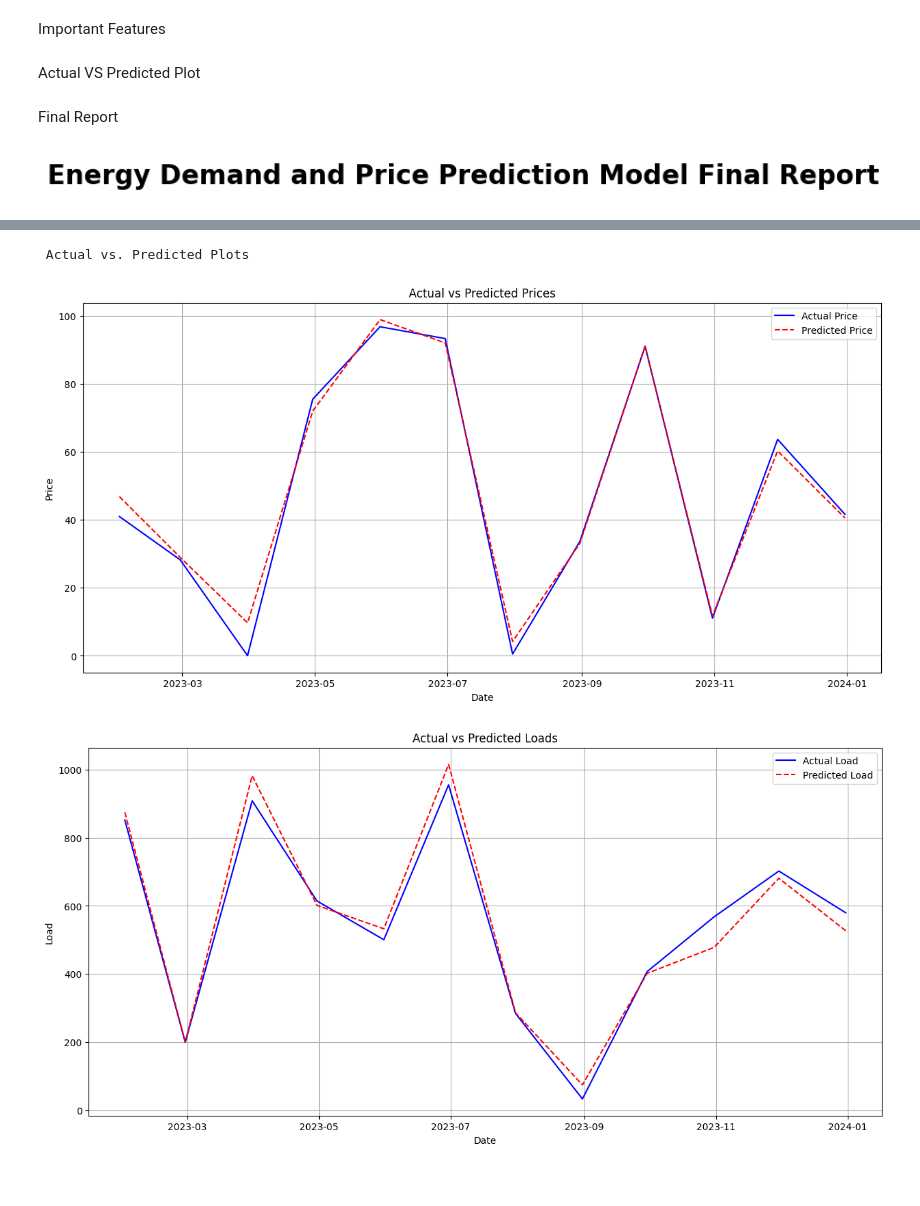
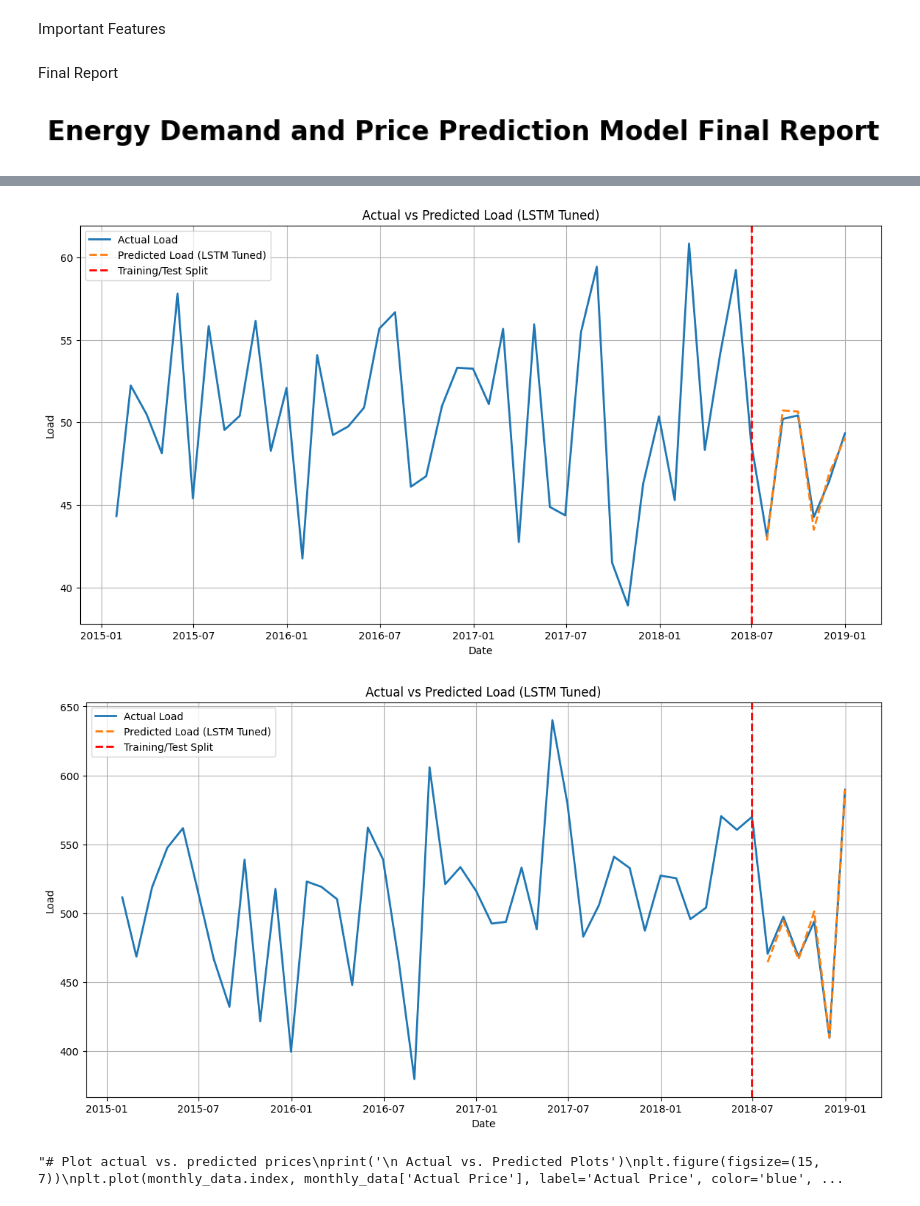
Before and after one commit to springboardmentor140/Electricity-Demand-Forecasting, a Jupyter notebook: K B Sree Parvathy/Electricity Demand And Price Forcasting Model.ipynb, the cells around one changed output, grey strips where cells are left out. Drawn from its saved outputs; the diff is of its cells as text; code cells hidden in the pictures; blank space fills up the shorter version.

```diff
--- a/K B Sree Parvathy/Electricity Demand And Price Forcasting Model.ipynb
+++ b/K B Sree Parvathy/Electricity Demand And Price Forcasting Model.ipynb
@@ -1924,5 +2085,3 @@ sorted_load_features = np.array(load_features)[sorted_idx_load]
 sorted_load_importance = load_feature_importance[sorted_idx_load]
 
 # Create the bar charts
-# %% [markdown]
-Actual VS Predicted Plot
@@ -2017,7 +2141,19 @@ ax2.set_ylabel('Features')
 plt.tight_layout()
 plt.show()
 
-# Plot actual vs. predicted prices
+
+# LSTM Tuned
+predicted_prices_lstm_tuned = np.concatenate([np.full(len(train_dates), np.nan), test_predicted_prices_lstm_tuned])
+plot_actual_vs_predicted(dates, actual_prices, predicted_prices_lstm_tuned, 'LSTM Tuned')
+
+# LSTM Tuned
+predicted_loads_lstm_tuned = np.concatenate([np.full(len(train_dates), np.nan), test_predicted_loads_lstm_tuned])
+plot_actual_vs_predicted(dates, actual_loads, predicted_loads_lstm_tuned, 'LSTM Tuned')
+
+
+
+
+'''# Plot actual vs. predicted prices
 print('\n Actual vs. Predicted Plots')
 plt.figure(figsize=(15, 7))
 plt.plot(monthly_data.index, monthly_data['Actual Price'], label='Actual Price', color='blue', linestyle='-')
@@ -2039,6 +2175,30 @@ plt.ylabel('Load')
 plt.legend()
 plt.grid(True)
 plt.show()
+# load new plot
+plt.figure(figsize=(14, 7))
+plt.plot(df_lstm_tuned_monthly.index, df_lstm_tuned_monthly['Actual'], label='Actual Load', linewidth=2)
+plt.plot(df_lstm_tuned_monthly.index, df_lstm_tuned_monthly['Predicted'], label='Predicted Load (LSTM Tuned)', linewidth=2, linestyle='--')
+plt.axvline(x=pd.to_datetime('2022-12-31'), color='r', linestyle='--', linewidth=2, label='Training/Test Split')
+plt.xlabel('Date')
+plt.ylabel('Load')
+plt.title('Actual vs Predicted Load (LSTM Tuned)')
+plt.legend()
+plt.grid(True)
+plt.show()
+
+#new price
+# Plotting
+plt.figure(figsize=(14, 7))
+plt.plot(df_lstm_tuned_monthly.index, df_lstm_tuned_monthly['Actual'], label='Actual Price', linewidth=2)
+plt.plot(df_lstm_tuned_monthly.index, df_lstm_tuned_monthly['Predicted'], label='Predicted Price (LSTM Tuned)', linewidth=2, linestyle='--')
+plt.axvline(x=pd.to_datetime('2022-12-31'), color='r', linestyle='--', linewidth=2, label='Training/Test Split')
+plt.xlabel('Date')
+plt.ylabel('Price')
+plt.title('Actual vs Predicted Price (LSTM Tuned)')
+plt.legend()
+plt.grid(True)
+plt.show()'''
 # %% [output]
 [figure]
 Price Prediction Metrics Table:
@@ -2062,3 +2222,3 @@ Conclusion: The most suitable model for both price and load predictions is 'LSTM
- Actual vs. Predicted Plots
-[figure, old version]
+[figure, new version]
-[figure, old version]
+[figure, new version]
+"# Plot actual vs. predicted prices\nprint('\n Actual vs. Predicted Plots')\nplt.figure(figsize=(15, 7))\nplt.plot(monthly_data.index, monthly_data['Actual Price'], label='Actual Price', color='blue', ...
```
Also changed, not shown: parts of 20 cells of this notebook, 2 other files.
